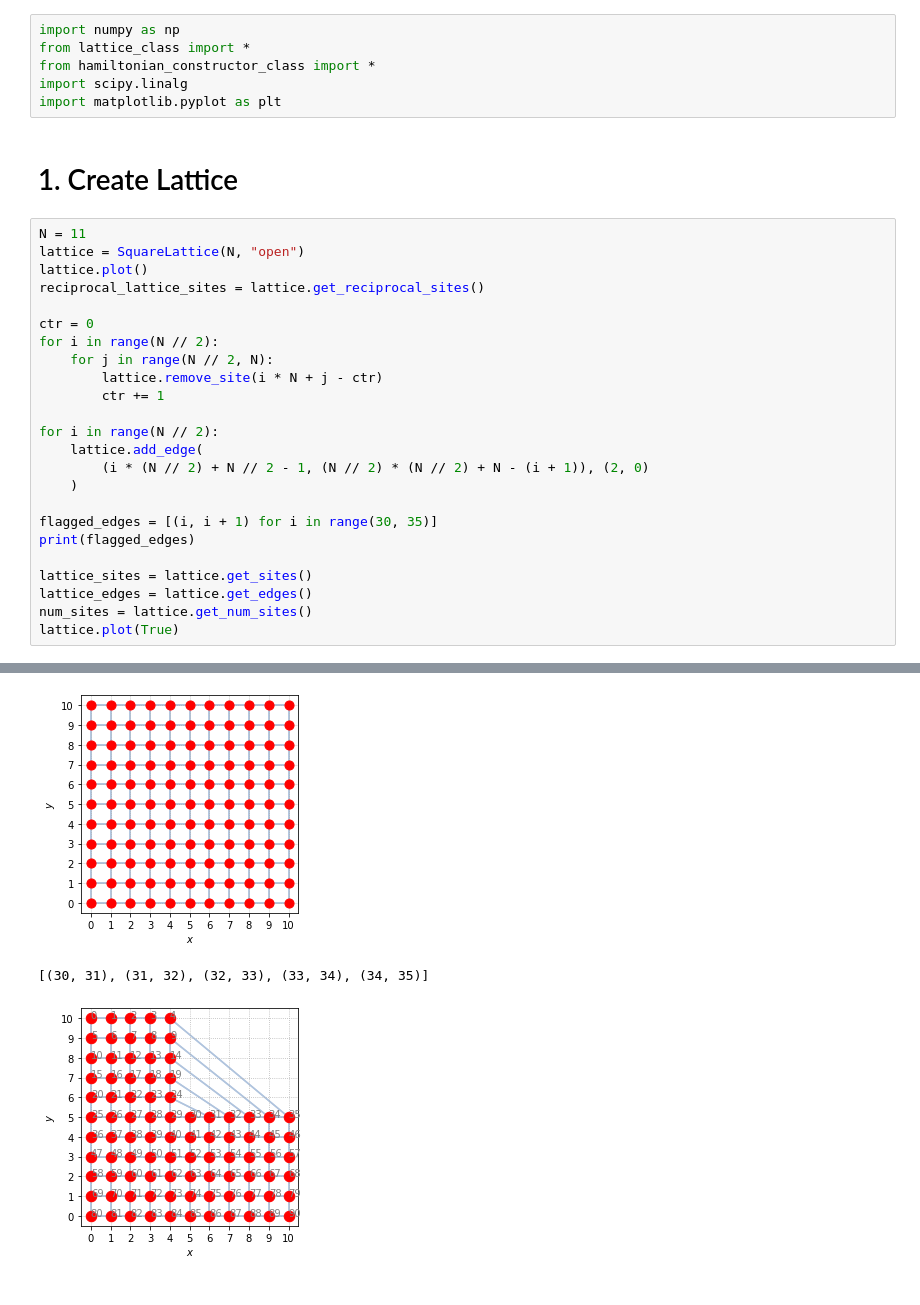
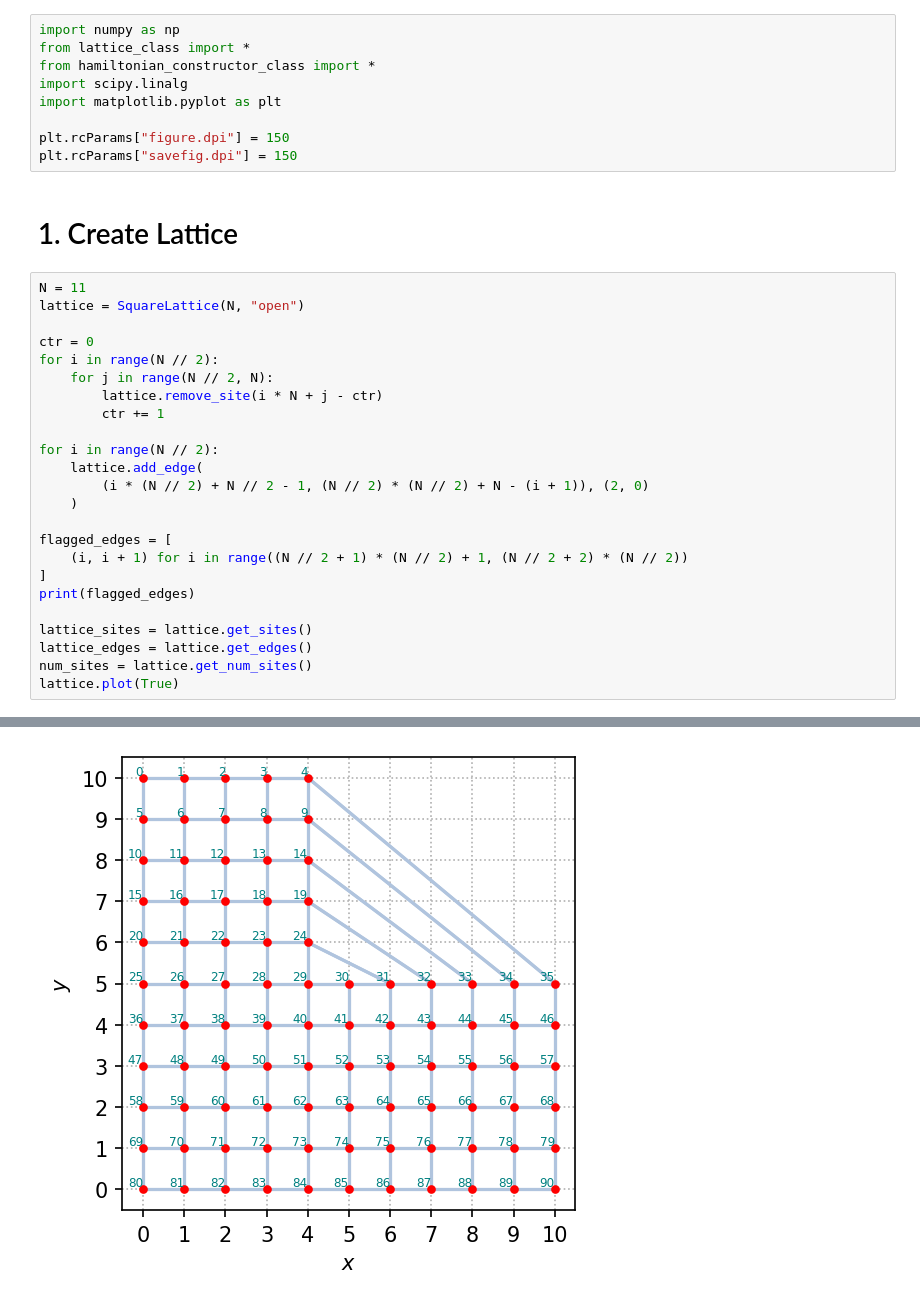
Before and after one commit to isschoch/chiral-p-wave-on-buckyball-geometry, a Jupyter notebook: sc_disclination.ipynb, the cells around one changed output, grey strips where cells are left out. Cells and saved outputs as stored; diff of their text form.

Commit message:
Improved plot qualtiy and numbering

```diff
--- a/sc_disclination.ipynb
+++ b/sc_disclination.ipynb
@@ -4,13 +4,14 @@ from lattice_class import *
 from hamiltonian_constructor_class import *
 import scipy.linalg
 import matplotlib.pyplot as plt
+
+plt.rcParams["figure.dpi"] = 150
+plt.rcParams["savefig.dpi"] = 150
 # %% [markdown]
 # 1. Create Lattice
 # %%
 N = 11
 lattice = SquareLattice(N, "open")
-lattice.plot()
-reciprocal_lattice_sites = lattice.get_reciprocal_sites()
 
 ctr = 0
 for i in range(N // 2):
@@ -23,7 +24,9 @@ for i in range(N // 2):
         (i * (N // 2) + N // 2 - 1, (N // 2) * (N // 2) + N - (i + 1)), (2, 0)
     )
 
-flagged_edges = [(i, i + 1) for i in range(30, 35)]
+flagged_edges = [
+    (i, i + 1) for i in range((N // 2 + 1) * (N // 2) + 1, (N // 2 + 2) * (N // 2))
+]
 print(flagged_edges)
 
 lattice_sites = lattice.get_sites()
@@ -34,6 +38,4 @@ lattice.plot(True)
-[figure, old version]
+[figure, new version]
-[(30, 31), (31, 32), (32, 33), (33, 34), (34, 35)]
-[figure, removed]
 # %%
 mu = 0.5
 delta = complex(0.5, 0.0)
```
Also changed, not shown: parts of 7 cells of this notebook, 7 other files.
